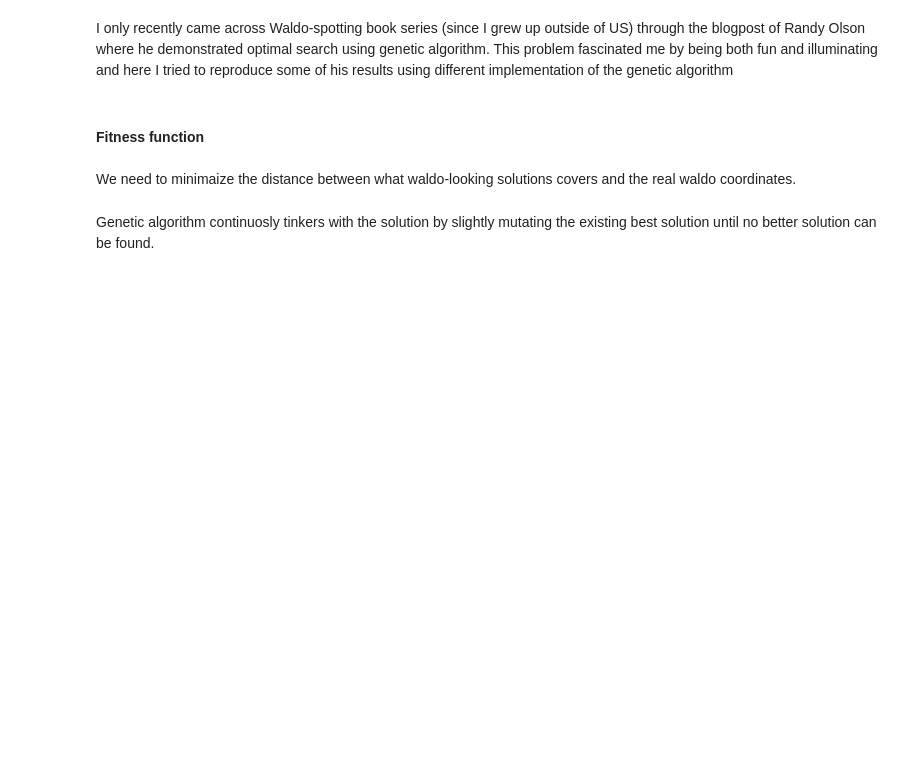
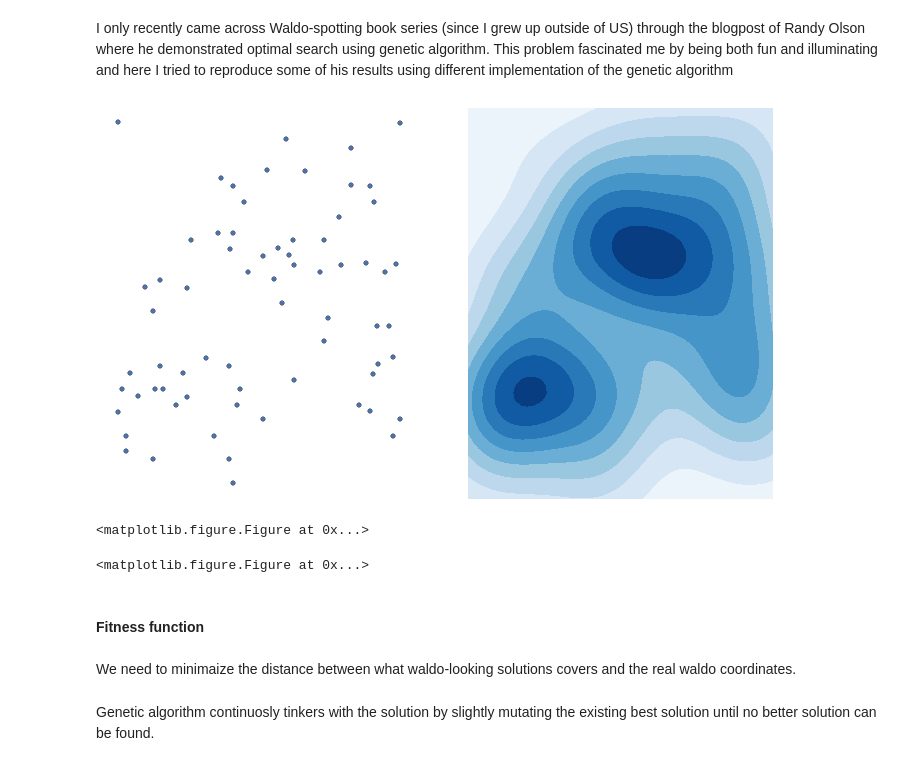
Before and after one commit to sshegheva/bag-of-algorithms, a Jupyter notebook: analysis/notebooks/RandomizedOptimization.ipynb, the cells around one changed output. Drawn from its saved outputs; the diff is of its cells as text; code cells hidden in the pictures; blank space fills up the shorter version.

```diff
--- a/analysis/notebooks/RandomizedOptimization.ipynb
+++ b/analysis/notebooks/RandomizedOptimization.ipynb
@@ -51,3 +108,12 @@ df = load_waldo_dataset(display=True)
+# %%
+%matplotlib inline
+from algo_evaluation import datasets
+reload(datasets)
+df = datasets.load_waldo_dataset(display=True)
+# %% [output]
+[figure, added]
+<matplotlib.figure.Figure at 0x...>
+<matplotlib.figure.Figure at 0x...>
 # %% [markdown]
 #### Fitness function
 # %% [markdown]
```
Also changed, not shown: parts of 39 cells of this notebook, 8 other files.
